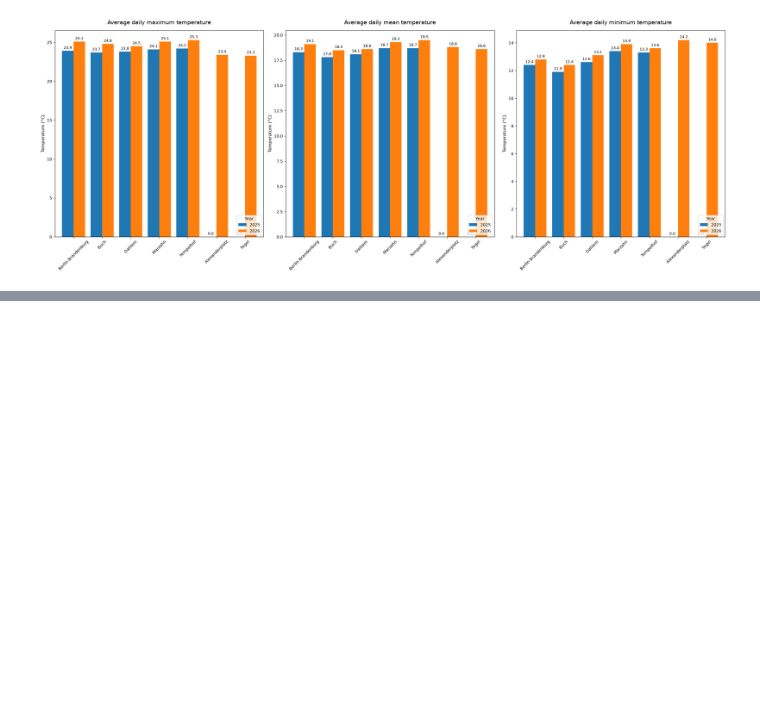
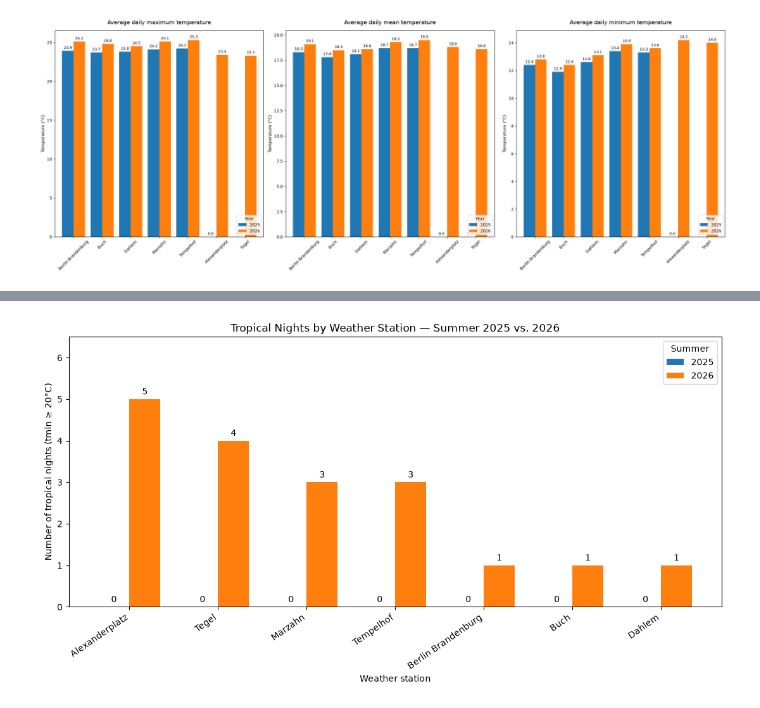
Before and after one commit to lodimarcello/Capstone_project_Lorenzo, a Jupyter notebook: EDA_weather_data.ipynb, the cells around one changed output, grey strips where cells are left out. Cells and saved outputs as stored; diff of their text form; code cells hidden in the pictures; blank space fills up the shorter version.

```diff
--- a/EDA_weather_data.ipynb
+++ b/EDA_weather_data.ipynb
@@ -803,0 +860,71 @@ plt.show()
+# %%
+import matplotlib.pyplot as plt
+import numpy as np
+
+# Select one source per physical station location
+preferred_sources = {
+    "Berlin Brandenburg": "DWD",
+    "Buch": "DWD",
+    "Dahlem": "DWD",
+    "Marzahn": "DWD",
+    "Tempelhof": "DWD",
+    "Alexanderplatz": "Meteostat",
+    "Tegel": "Meteostat"
+}
+
+tropical_selected = tropical_nights[
+    tropical_nights.apply(
+        lambda row: preferred_sources.get(row["station"]) == row["source"],
+        axis=1
+    )
+].copy()
+
+# Prepare data for plotting
+tropical_pivot = tropical_selected.pivot(
+    index="station",
+    columns="year",
+    values="tropical_nights"
+)
+
+# Sort stations by 2026 tropical-night count
+tropical_pivot = tropical_pivot.sort_values(
+    by=2026,
+    ascending=False
+)
+
+# Create grouped bar chart
+x = np.arange(len(tropical_pivot))
+width = 0.35
+
+fig, ax = plt.subplots(figsize=(11, 6))
+
+bars_2025 = ax.bar(
+    x - width / 2,
+    tropical_pivot[2025],
+    width,
+    label="2025"
+)
+
+bars_2026 = ax.bar(
+    x + width / 2,
+    tropical_pivot[2026],
+    width,
+    label="2026"
+)
+
+# Add value labels
+ax.bar_label(bars_2025, padding=3)
+ax.bar_label(bars_2026, padding=3)
+
+ax.set_title("Tropical Nights by Weather Station — Summer 2025 vs. 2026")
+ax.set_xlabel("Weather station")
+ax.set_ylabel("Number of tropical nights (tmin ≥ 20°C)")
+ax.set_xticks(x)
+ax.set_xticklabels(tropical_pivot.index, rotation=35, ha="right")
+ax.set_ylim(0, tropical_pivot.to_numpy().max() + 1.5)
+ax.legend(title="Summer")
+
+plt.tight_layout()
+plt.show()
+# %% [output]
+[figure, added]
```
Also changed, not shown: parts of 47 cells of this notebook, 6 other files.
